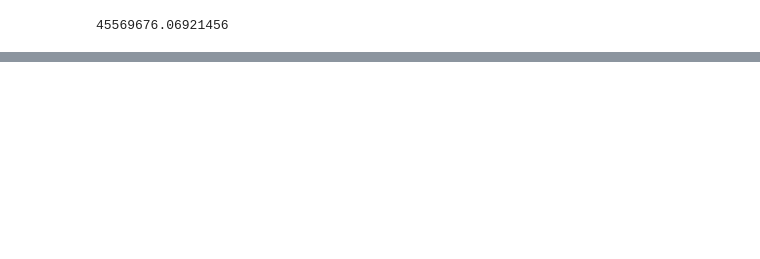
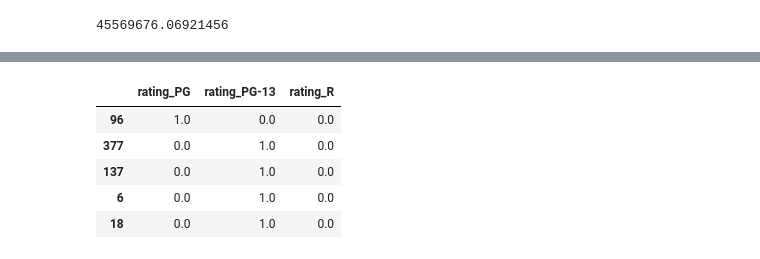
Before and after one commit to tawney-kirkland/02-luther, a Jupyter notebook: movie-linreg-third.ipynb, the cells around one changed output, grey strips where cells are left out. Cells and saved outputs as stored; diff of their text form; code cells hidden in the pictures; blank space fills up the shorter version.

```diff
--- a/movie-linreg-third.ipynb
+++ b/movie-linreg-third.ipynb
@@ -179,0 +202,19 @@ np.sqrt(mean_squared_error(y_val, y_pred))
+# %%
+ohe_v = OneHotEncoder(drop='first', sparse=False)
+
+ohe_v.fit(cat_x_val)
+
+ohe_x_val = ohe_v.transform(cat_x_val)
+
+columns_v = ohe_v.get_feature_names(['rating'])
+
+ohe_x_val_df = pd.DataFrame(ohe_x_val, columns=columns, index=cat_x_val.index)
+
+ohe_x_val_df.head()
+# %% [output]
+|  | rating_PG | rating_PG-13 | rating_R |
+| 96 | 1.0 | 0.0 | 0.0 |
+| 377 | 0.0 | 1.0 | 0.0 |
+| 137 | 0.0 | 1.0 | 0.0 |
+| 6 | 0.0 | 1.0 | 0.0 |
+| 18 | 0.0 | 1.0 | 0.0 |
```
Also changed, not shown: parts of 13 cells of this notebook, 1 other file.
